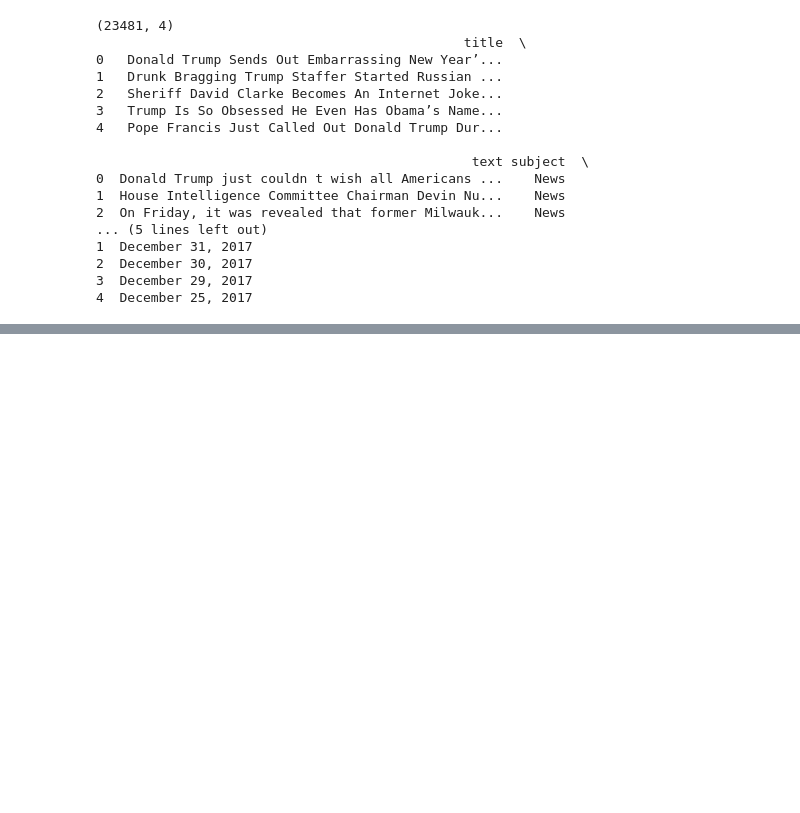
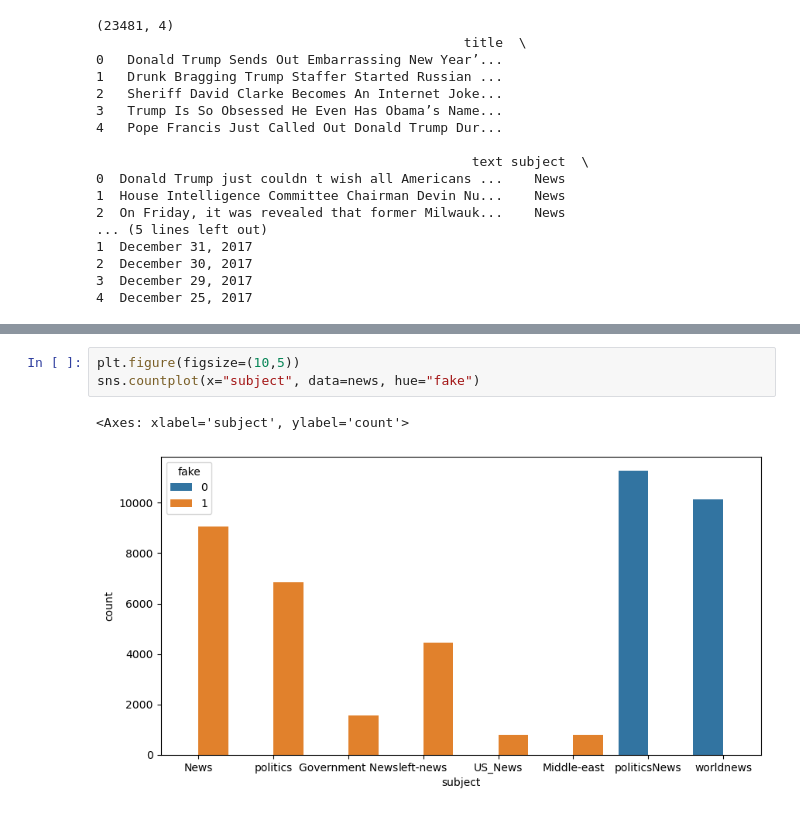
Before and after one commit to golubnichiy/big_data_11_23, a Jupyter notebook: days_10.ipynb, the cells around one changed output, grey strips where cells are left out. Cells and saved outputs as stored; diff of their text form; blank space fills up the shorter version.

```diff
--- a/days_10.ipynb
+++ b/days_10.ipynb
@@ -41,0 +178,6 @@ print(fake_news.head())
+# %%
+plt.figure(figsize=(10,5))
+sns.countplot(x="subject", data=news, hue="fake")
+# %% [output]
+<Axes: xlabel='subject', ylabel='count'>
+[figure, added]
```
Also changed, not shown: parts of 36 cells of this notebook, 1 other file.
